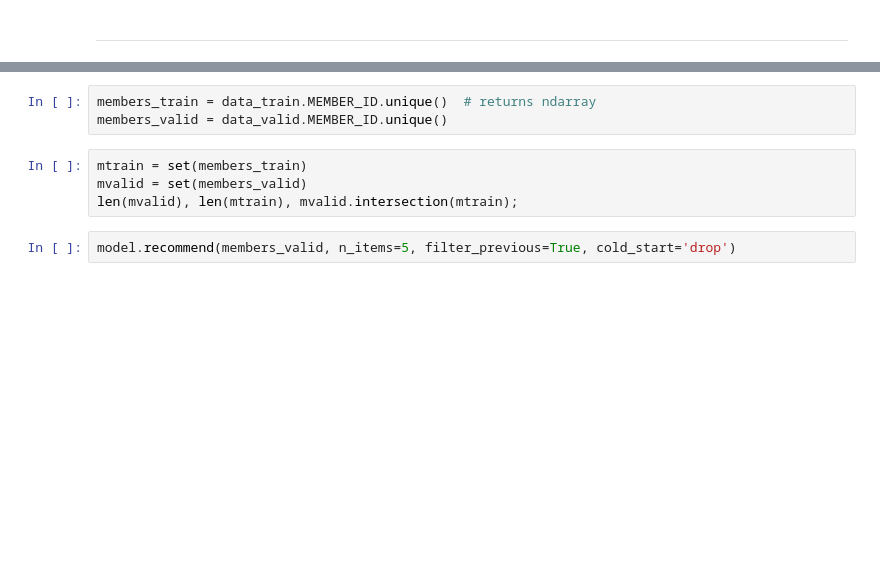
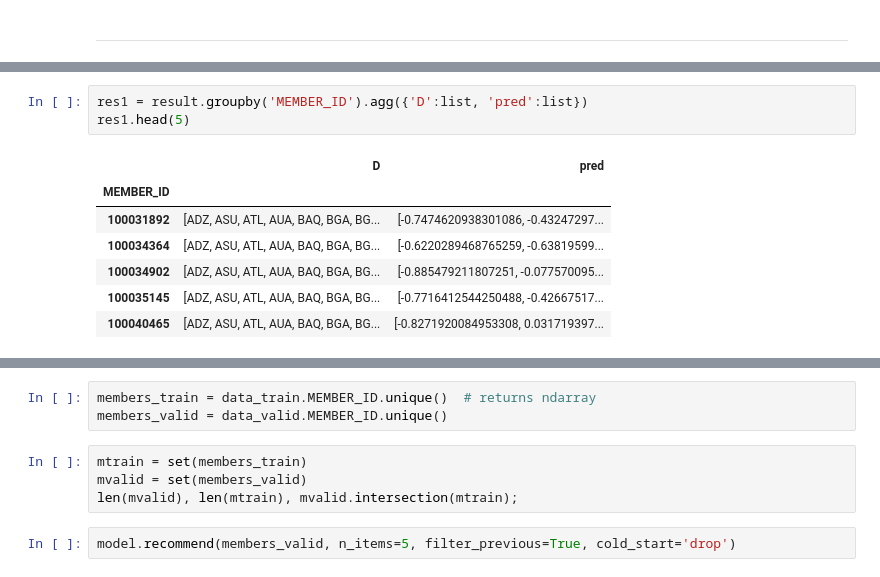
Before and after one commit to erlebach/copa_recommenders, a Jupyter notebook: copa_recommender_data_rankfm/rankfm/rankfm_hitrates_single_function.ipynb, the cells around one changed output, grey strips where cells are left out. Cells and saved outputs as stored; diff of their text form; blank space fills up the shorter version.

```diff
--- a/copa_recommender_data_rankfm/rankfm/rankfm_hitrates_single_function.ipynb
+++ b/copa_recommender_data_rankfm/rankfm/rankfm_hitrates_single_function.ipynb
@@ -146,0 +188,11 @@ hr (previous not filtered):  0.23480113636363636
+# %%
+res1 = result.groupby('MEMBER_ID').agg({'D':list, 'pred':list})
+res1.head(5)
+# %% [output]
+|  | D | pred |
+| MEMBER_ID |  |  |
+| 100031892 | [ADZ, ASU, ATL, AUA, BAQ, BGA, BG... | [-0.7474620938301086, -0.43247297... |
+| 100034364 | [ADZ, ASU, ATL, AUA, BAQ, BGA, BG... | [-0.6220289468765259, -0.63819599... |
+| 100034902 | [ADZ, ASU, ATL, AUA, BAQ, BGA, BG... | [-0.885479211807251, -0.077570095... |
+| 100035145 | [ADZ, ASU, ATL, AUA, BAQ, BGA, BG... | [-0.7716412544250488, -0.42667517... |
+| 100040465 | [ADZ, ASU, ATL, AUA, BAQ, BGA, BG... | [-0.8271920084953308, 0.031719397... |
```
Also changed, not shown: parts of 49 cells of this notebook, 3 other files.
